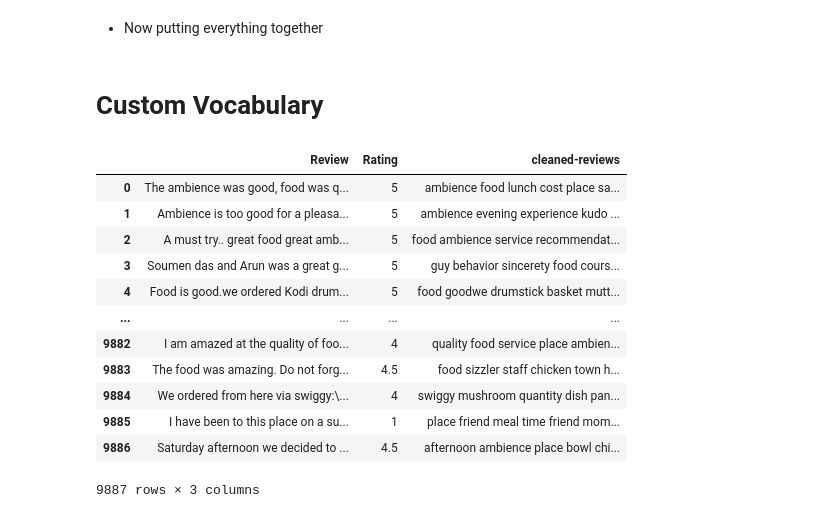
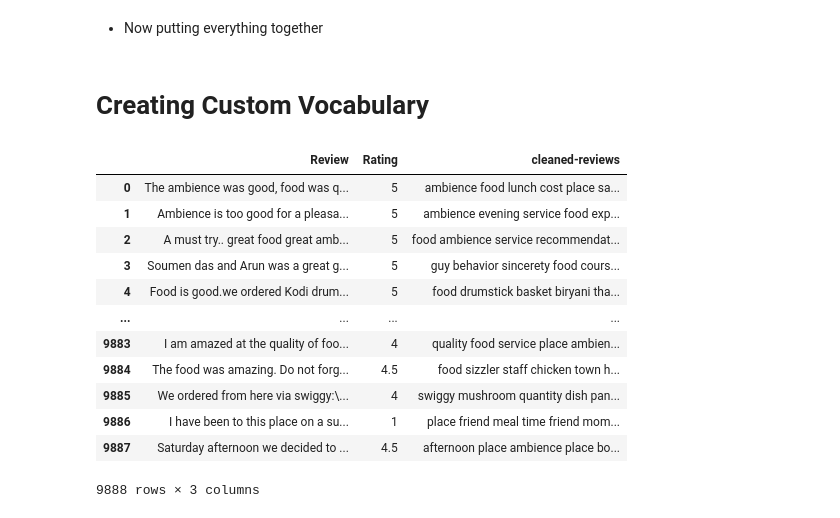
Before and after one commit to JeryBan/ai-powered-review-summary, a Jupyter notebook: topic_extractor.ipynb, the cells around one changed output. Saved outputs shown, nothing was run; the diff lists cells and outputs as text; code cells hidden in the pictures.

Commit message:
topic extraction

```diff
--- a/topic_extractor.ipynb
+++ b/topic_extractor.ipynb
@@ -327,23 +328,23 @@ df.to_csv(dataset_dir / 'processed' /'topic_df.csv', index=False)
 # %% [markdown]
-# Custom Vocabulary
+# Creating Custom Vocabulary
 # %%
 import pandas as pd
-df = pd.read_csv(dataset_dir / 'topic_df.csv')
+df = pd.read_csv(dataset_dir / 'processed' /'topic_df.csv')
 df
 # %% [output]
 |  | Review | Rating | cleaned-reviews |
 | 0 | The ambience was good, food was q... | 5 | ambience food lunch cost place sa... |
-| 1 | Ambience is too good for a pleasa... | 5 | ambience evening experience kudo ... |
+| 1 | Ambience is too good for a pleasa... | 5 | ambience evening service food exp... |
 | 2 | A must try.. great food great amb... | 5 | food ambience service recommendat... |
 | 3 | Soumen das and Arun was a great g... | 5 | guy behavior sincerety food cours... |
-| 4 | Food is good.we ordered Kodi drum... | 5 | food goodwe drumstick basket mutt... |
+| 4 | Food is good.we ordered Kodi drum... | 5 | food drumstick basket biryani tha... |
 | ... | ... | ... | ... |
-| 9882 | I am amazed at the quality of foo... | 4 | quality food service place ambien... |
-| 9883 | The food was amazing. Do not forg... | 4.5 | food sizzler staff chicken town h... |
-| 9884 | We ordered from here via swiggy:\... | 4 | swiggy mushroom quantity dish pan... |
-| 9885 | I have been to this place on a su... | 1 | place friend meal time friend mom... |
-| 9886 | Saturday afternoon we decided to ... | 4.5 | afternoon ambience place bowl chi... |
+| 9883 | I am amazed at the quality of foo... | 4 | quality food service place ambien... |
+| 9884 | The food was amazing. Do not forg... | 4.5 | food sizzler staff chicken town h... |
+| 9885 | We ordered from here via swiggy:\... | 4 | swiggy mushroom quantity dish pan... |
+| 9886 | I have been to this place on a su... | 1 | place friend meal time friend mom... |
+| 9887 | Saturday afternoon we decided to ... | 4.5 | afternoon place ambience place bo... |
-9887 rows × 3 columns
+9888 rows × 3 columns
 # %%
 df.loc[:, 'cleaned-reviews'] = df['cleaned-reviews'].astype(str)
 reviews = df['cleaned-reviews'].values.tolist()
```
Also changed, not shown: parts of 24 cells of this notebook, 7 other files.
